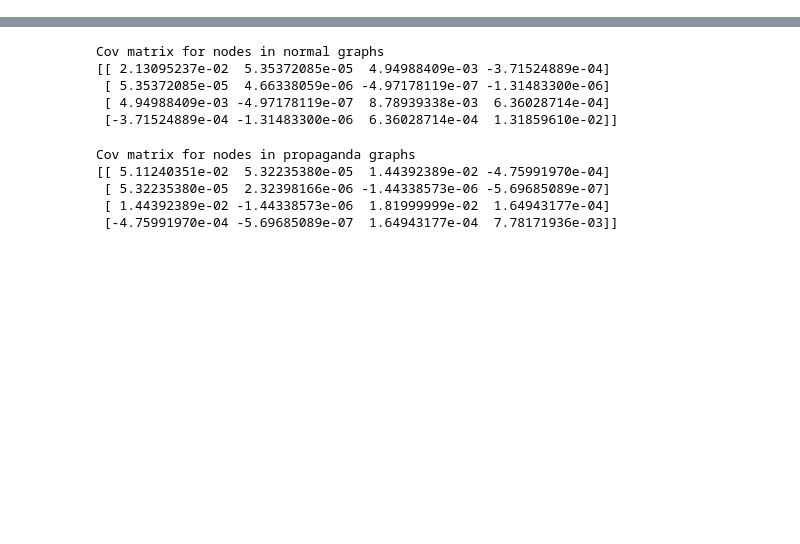
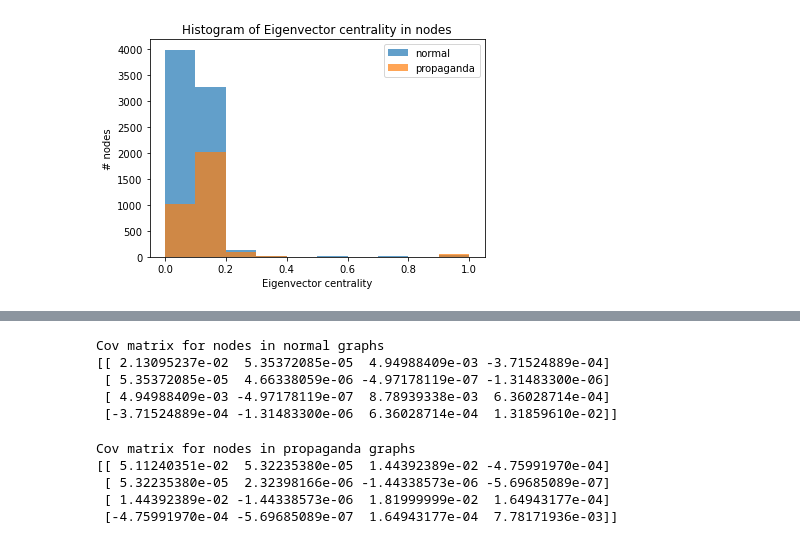
Before and after one commit to stratosphereips/computationalPropagandaDetection, a Jupyter notebook: models/node feature analysis.ipynb, the cells around one changed output, grey strips where cells are left out. Saved outputs shown, nothing was run; the diff lists cells and outputs as text; code cells hidden in the pictures; blank space fills up the shorter version.

```diff
--- a/models/node feature analysis.ipynb
+++ b/models/node feature analysis.ipynb
@@ -132,0 +56,4 @@ Cov matrix for all nodes
+# %%
+plot_histogram('Eigenvector centrality in nodes', [norm_eig, prop_eig], ['normal', 'propaganda'], ['Eigenvector centrality', '# nodes'])
+# %% [output]
+[figure, added]
```
Also changed, not shown: parts of 19 cells of this notebook, 2 other files.
